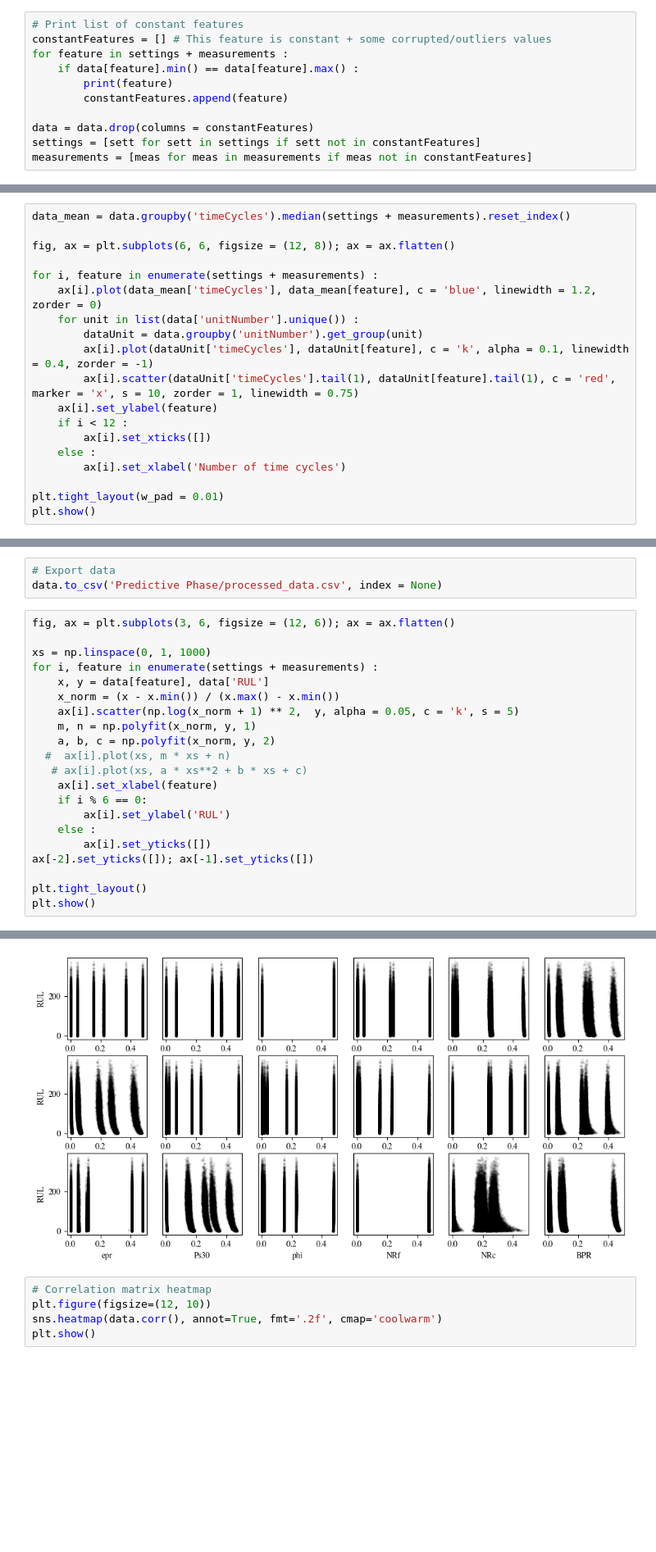
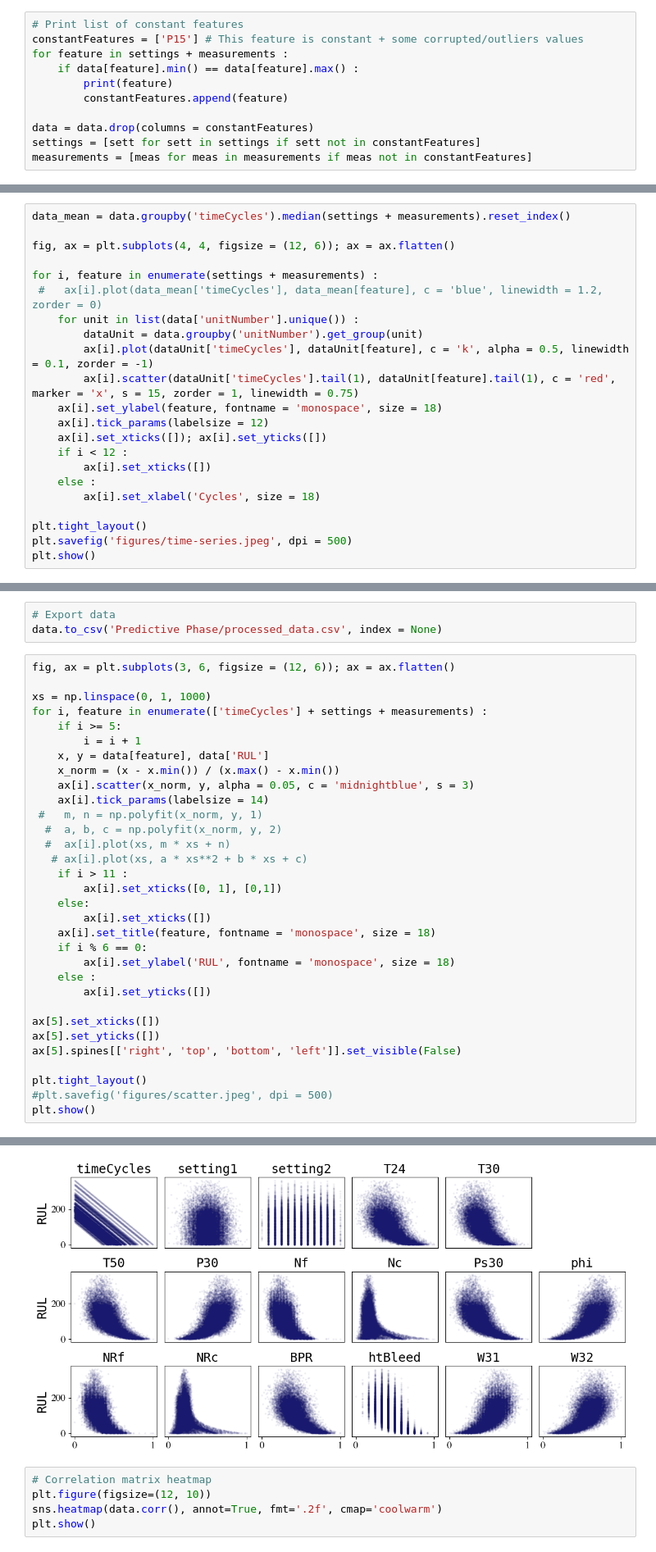
Before and after one commit to martinbog19/ml-engine-maintenance, a Jupyter notebook: EDA_.ipynb, the cells around one changed output, grey strips where cells are left out. Shown at 82% size. Cells and saved outputs as stored; diff of their text form; blank space fills up the shorter version.

```diff
--- a/EDA_.ipynb
+++ b/EDA_.ipynb
@@ -61,6 +49,6 @@ plt.show()
 # %%
 # Print list of constant features
-constantFeatures = [] # This feature is constant + some corrupted/outliers values
+constantFeatures = ['P15'] # This feature is constant + some corrupted/outliers values
 for feature in settings + measurements :
     if data[feature].min() == data[feature].max() :
         print(feature)
@@ -79,20 +97,23 @@ PCNfR_dmd
 # %%
 data_mean = data.groupby('timeCycles').median(settings + measurements).reset_index()
 
-fig, ax = plt.subplots(6, 6, figsize = (12, 8)); ax = ax.flatten()
+fig, ax = plt.subplots(4, 4, figsize = (12, 6)); ax = ax.flatten()
 
 for i, feature in enumerate(settings + measurements) :
-    ax[i].plot(data_mean['timeCycles'], data_mean[feature], c = 'blue', linewidth = 1.2, zorder = 0)
+ #   ax[i].plot(data_mean['timeCycles'], data_mean[feature], c = 'blue', linewidth = 1.2, zorder = 0)
     for unit in list(data['unitNumber'].unique()) :
         dataUnit = data.groupby('unitNumber').get_group(unit)
-        ax[i].plot(dataUnit['timeCycles'], dataUnit[feature], c = 'k', alpha = 0.1, linewidth = 0.4, zorder = -1)
-        ax[i].scatter(dataUnit['timeCycles'].tail(1), dataUnit[feature].tail(1), c = 'red', marker = 'x', s = 10, zorder = 1, linewidth = 0.75)
-    ax[i].set_ylabel(feature)
+        ax[i].plot(dataUnit['timeCycles'], dataUnit[feature], c = 'k', alpha = 0.5, linewidth = 0.1, zorder = -1)
+        ax[i].scatter(dataUnit['timeCycles'].tail(1), dataUnit[feature].tail(1), c = 'red', marker = 'x', s = 15, zorder = 1, linewidth = 0.75)
+    ax[i].set_ylabel(feature, fontname = 'monospace', size = 18)
+    ax[i].tick_params(labelsize = 12)
+    ax[i].set_xticks([]); ax[i].set_yticks([])
     if i < 12 :
         ax[i].set_xticks([])
     else :
-        ax[i].set_xlabel('Number of time cycles')
+        ax[i].set_xlabel('Cycles', size = 18)
 
-plt.tight_layout(w_pad = 0.01)
+plt.tight_layout()
+plt.savefig('figures/time-series.jpeg', dpi = 500)
 plt.show()
 # %% [output]
@@ -118,21 +138,32 @@ data.to_csv('Predictive Phase/processed_data.csv', index = None)
 fig, ax = plt.subplots(3, 6, figsize = (12, 6)); ax = ax.flatten()
 
 xs = np.linspace(0, 1, 1000)
-for i, feature in enumerate(settings + measurements) :
+for i, feature in enumerate(['timeCycles'] + settings + measurements) :
+    if i >= 5:
+        i = i + 1
     x, y = data[feature], data['RUL']
     x_norm = (x - x.min()) / (x.max() - x.min())
-    ax[i].scatter(np.log(x_norm + 1) ** 2,  y, alpha = 0.05, c = 'k', s = 5)
-    m, n = np.polyfit(x_norm, y, 1)
-    a, b, c = np.polyfit(x_norm, y, 2)
+    ax[i].scatter(x_norm, y, alpha = 0.05, c = 'midnightblue', s = 3)
+    ax[i].tick_params(labelsize = 14)
+ #   m, n = np.polyfit(x_norm, y, 1)
+  #  a, b, c = np.polyfit(x_norm, y, 2)
   #  ax[i].plot(xs, m * xs + n)
    # ax[i].plot(xs, a * xs**2 + b * xs + c)
-    ax[i].set_xlabel(feature)
+    if i > 11 :
+        ax[i].set_xticks([0, 1], [0,1])
+    else:
+        ax[i].set_xticks([])
+    ax[i].set_title(feature, fontname = 'monospace', size = 18)
     if i % 6 == 0:
-        ax[i].set_ylabel('RUL')
+        ax[i].set_ylabel('RUL', fontname = 'monospace', size = 18)
     else :
         ax[i].set_yticks([])
-ax[-2].set_yticks([]); ax[-1].set_yticks([])
+
+ax[5].set_xticks([])
+ax[5].set_yticks([])
+ax[5].spines[['right', 'top', 'bottom', 'left']].set_visible(False)
 
 plt.tight_layout()
+#plt.savefig('figures/scatter.jpeg', dpi = 500)
 plt.show()
 # %% [output]
@@ -140,4 +170,4 @@ IndexError: index 18 is out of bounds for axis 0 with size 18
-[figure, old version]
+[figure, new version]
 # %%
 # Correlation matrix heatmap
 plt.figure(figsize=(12, 10))
```
Also changed, not shown: parts of 7 cells of this notebook, 7 other files.
